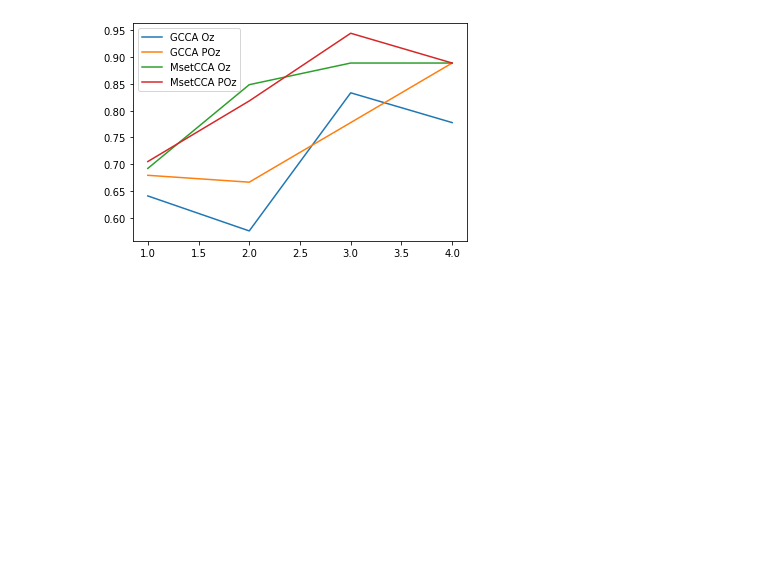
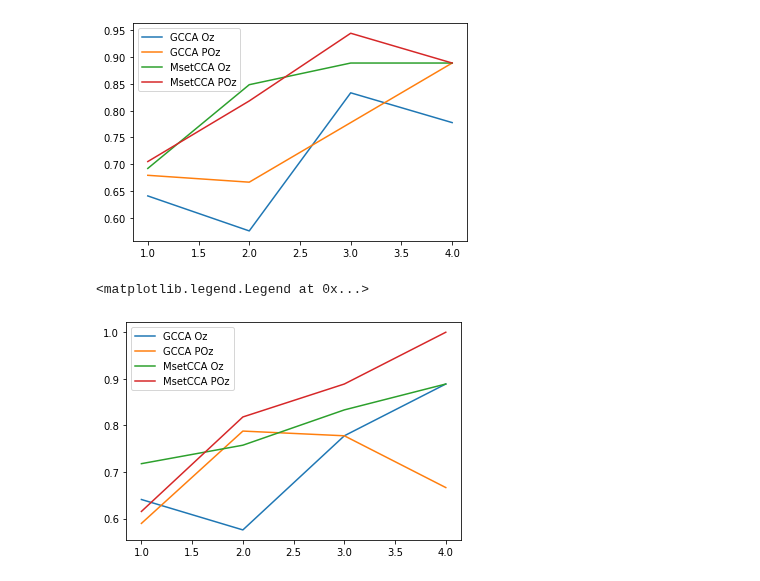
Before and after one commit to yagami009/ding, a Jupyter notebook: Nakanishi Testing.ipynb, the cells around one changed output. Drawn from its saved outputs; the diff is of its cells as text; code cells hidden in the pictures; blank space fills up the shorter version.

```diff
--- a/Nakanishi Testing.ipynb
+++ b/Nakanishi Testing.ipynb
@@ -841,3 +831,13 @@ plt.legend(['GCCA Oz','GCCA POz', 'MsetCCA Oz', 'MsetCCA POz'])
 # %% [output]
 <matplotlib.legend.Legend at 0x...>
 [figure]
+# %%
+x = [i for i in range(1,over_n_seconds_set+1)]
+plt.plot(x, gcca_oz_avg)
+plt.plot(x, gcca_poz_avg)
+plt.plot(x, mset_oz_avg)
+plt.plot(x, mset_poz_avg)
+plt.legend(['GCCA Oz','GCCA POz', 'MsetCCA Oz', 'MsetCCA POz'])
+# %% [output]
+<matplotlib.legend.Legend at 0x...>
+[figure, added]
```
Also changed, not shown: parts of 11 cells of this notebook.
